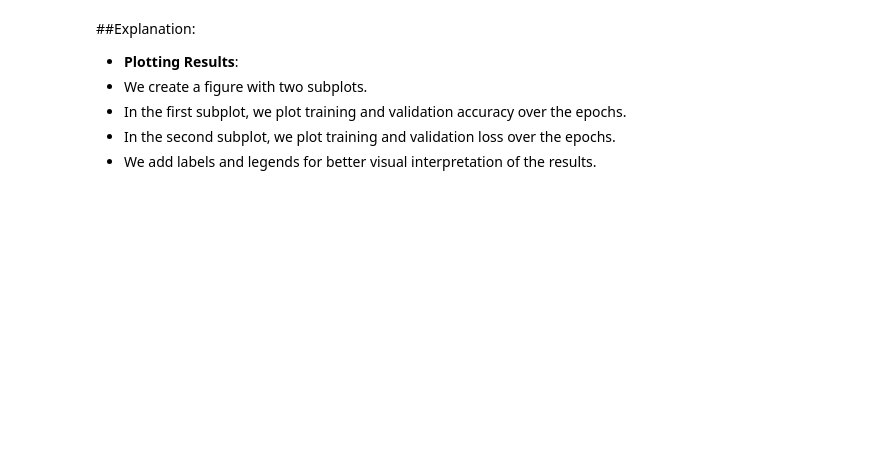
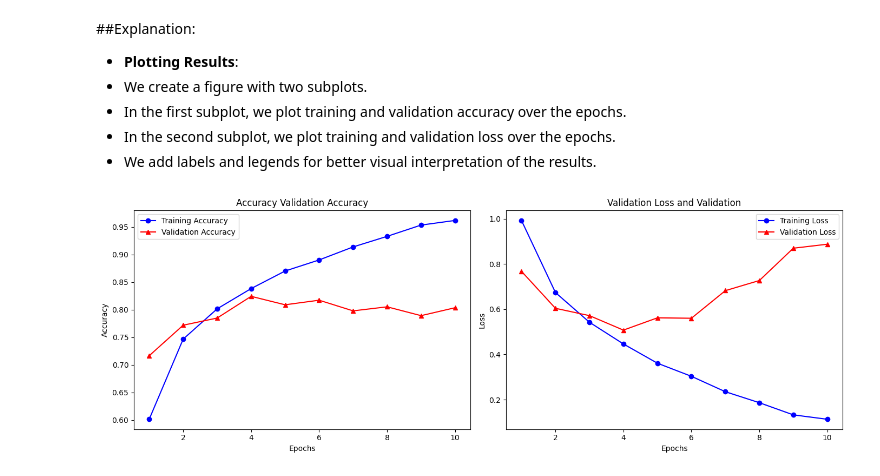
Before and after one commit to OscarTMa/04-Computer_Vision, a Jupyter notebook: DLintel_image_classification.ipynb, the cells around one changed output. Drawn from its saved outputs; the diff is of its cells as text; code cells hidden in the pictures; blank space fills up the shorter version.

```diff
--- a/DLintel_image_classification.ipynb
+++ b/DLintel_image_classification.ipynb
@@ -167,3 +343,40 @@ Test accuracy: 0.8113333582878113
  * In the first subplot, we plot training and validation accuracy over the epochs.
  * In the second subplot, we plot training and validation loss over the epochs.
  * We add labels and legends for better visual interpretation of the results.
+# %%
+import matplotlib.pyplot as plt
+
+#
+# Plot training and validation accuracy and loss
+acc = history.history['accuracy']
+val_acc = history.history['val_accuracy']
+loss = history.history['loss']
+val_loss = history.history['val_loss']
+
+# Obtener el número de épocas
+epochs = range(1, len(acc) + 1)
+
+# Trazar la gráfica de precisión
+plt.figure(figsize=(14, 5))
+
+plt.subplot(1, 2, 1)
+plt.plot(epochs, acc, 'bo-', label='Training Accuracy')  # 'bo-' : azul con puntos y líneas
+plt.plot(epochs, val_acc, 'r^-', label='Validation Accuracy')  # 'r^-' : rojo con triángulos y líneas
+plt.title('Accuracy Validation Accuracy')
+plt.xlabel('Epochs')
+plt.ylabel('Accuracy')
+plt.legend()
+
+# Trazar la gráfica de pérdida
+plt.subplot(1, 2, 2)
+plt.plot(epochs, loss, 'bo-', label='Training Loss')  # 'bo-' : azul con puntos y líneas
+plt.plot(epochs, val_loss, 'r^-', label='Validation Loss')  # 'r^-' : rojo con triángulos y líneas
+plt.title('Validation Loss and Validation')
+plt.xlabel('Epochs')
+plt.ylabel('Loss')
+plt.legend()
+
+plt.tight_layout()
+plt.show()
+# %% [output]
+[figure, added]
```
Also changed, not shown: parts of 28 cells of this notebook.
